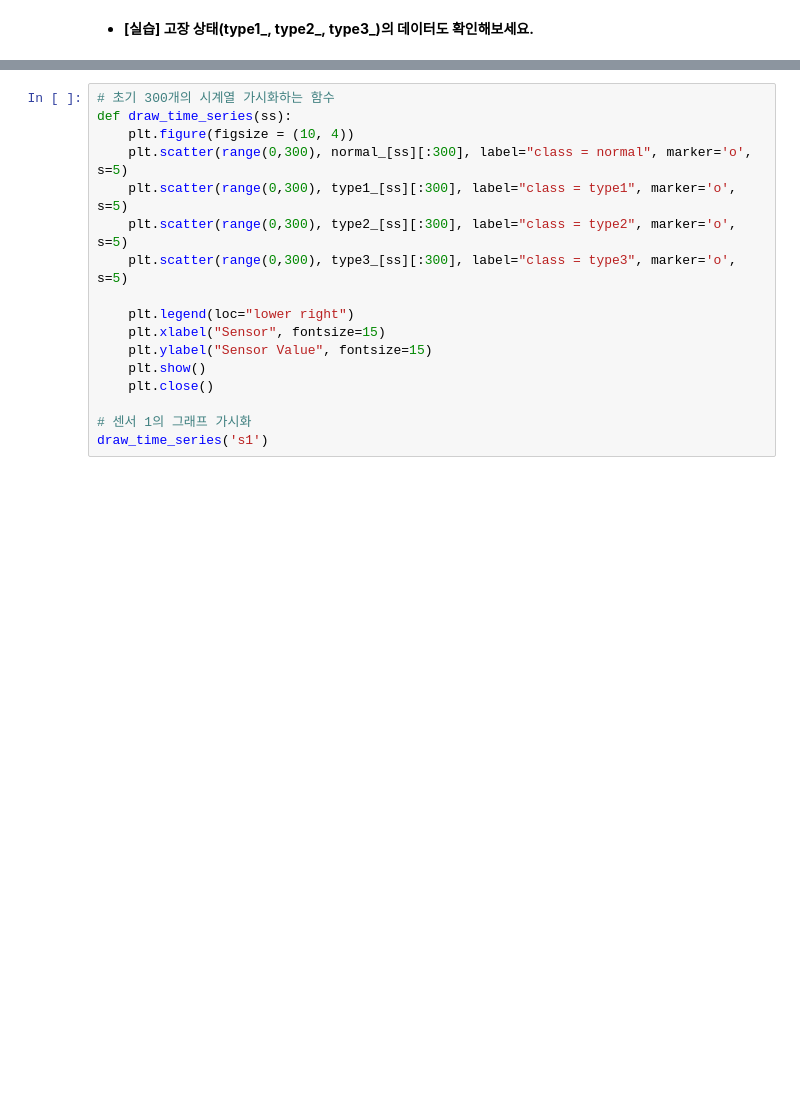
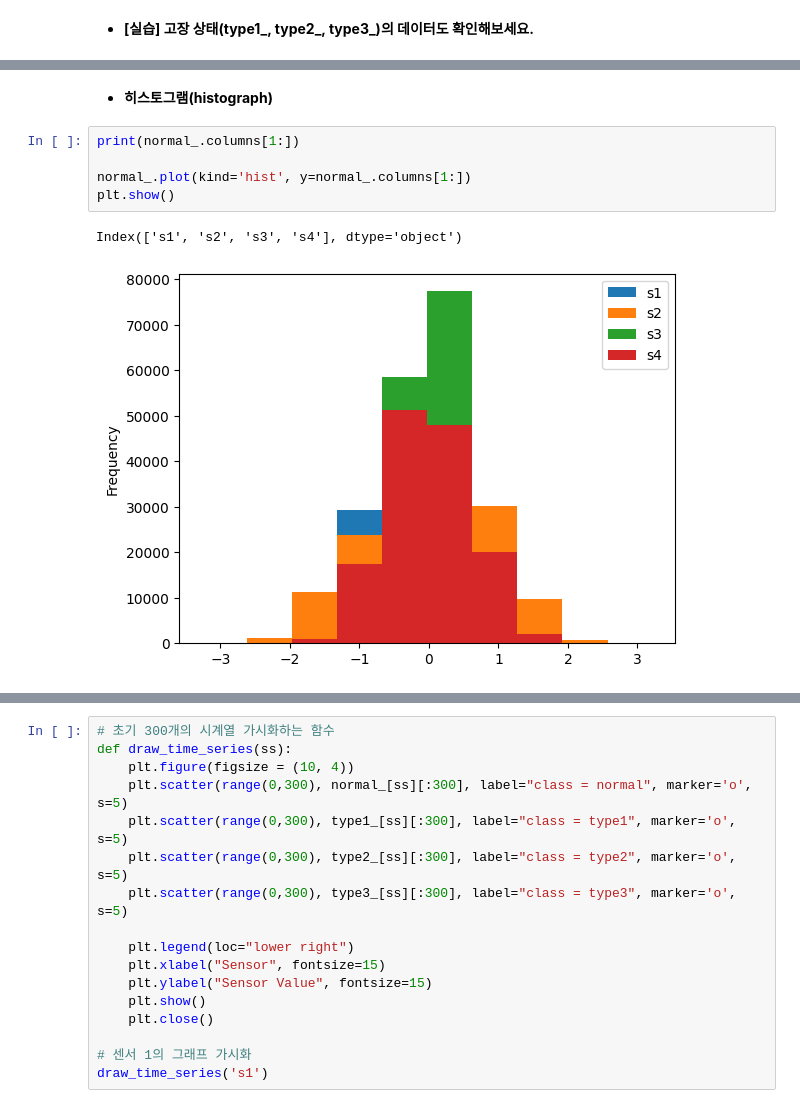
Before and after one commit to jjyjung/ai_mfg, a Jupyter notebook: 회전기계_고장진단_ML실습_v8_small.ipynb, the cells around one changed output, grey strips where cells are left out. Cells and saved outputs as stored; diff of their text form; blank space fills up the shorter version.

```diff
--- a/회전기계_고장진단_ML실습_v8_small.ipynb
+++ b/회전기계_고장진단_ML실습_v8_small.ipynb
@@ -111,0 +141,10 @@ normal_
+# %% [markdown]
+* **히스토그램(histograph)**
+# %%
+print(normal_.columns[1:])
+
+normal_.plot(kind='hist', y=normal_.columns[1:])
+plt.show()
+# %% [output]
+Index(['s1', 's2', 's3', 's4'], dtype='object')
+[figure, added]
```
Also changed, not shown: parts of 34 cells of this notebook.
